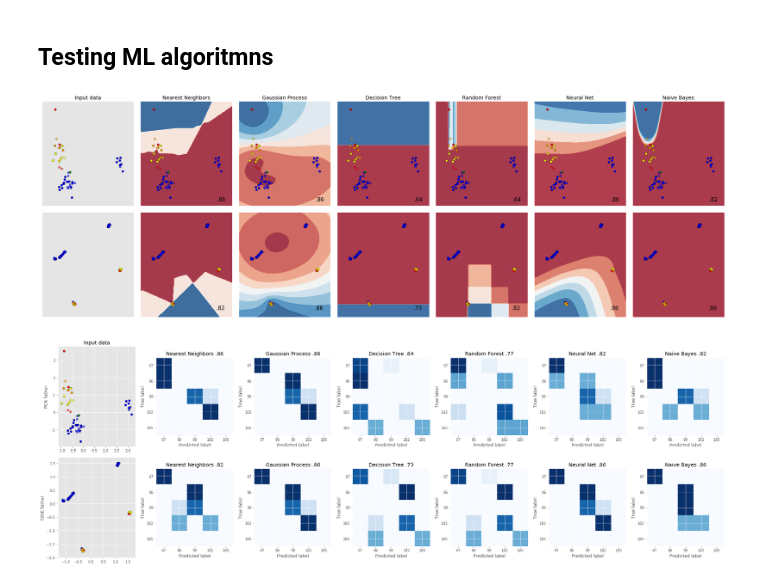
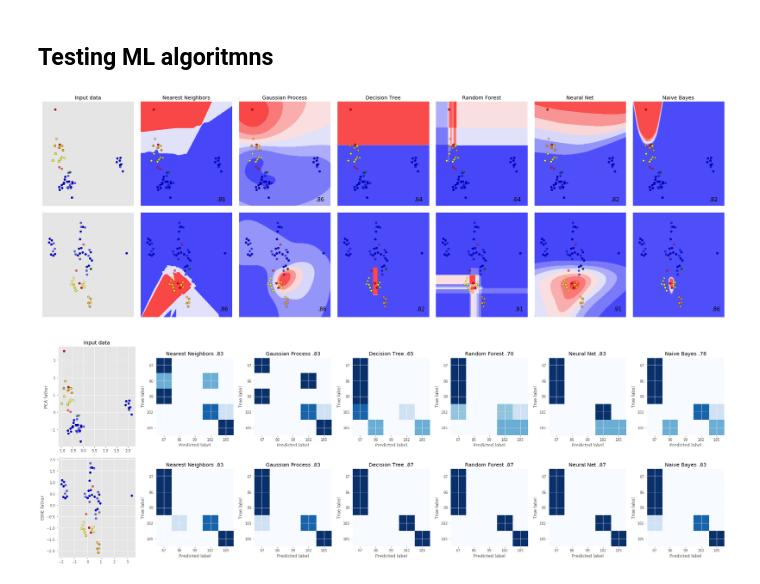
Before and after one commit to sanchestm/tSNE-vs-PCA-heritage-data, a Jupyter notebook: heritance viewer.ipynb, the cells around one changed output. Cells and saved outputs as stored; diff of their text form; code cells hidden in the pictures.

Commit message:
fixed problems in confusion matrix and got better results overall

```diff
--- a/heritance viewer.ipynb
+++ b/heritance viewer.ipynb
@@ -81,8 +81,9 @@ Text(0.5,1,'PCA Analysis')
 # %% [markdown]
 ## Calculating TSNE and adding them to the dataframe
 # %%
+%%time
 from sklearn.manifold import TSNE
-TSNEvalues = TSNE(n_components=2,  perplexity=7.0).fit_transform(X)
+TSNEvalues = TSNE(n_components=2,  perplexity=7.0, n_iter = 10000).fit_transform(X)
 mainDF["TSNE1"] = pd.Series(TSNEvalues[:,0], index = mainDF.index)
 mainDF["TSNE2"] = pd.Series(TSNEvalues[:,1], index = mainDF.index)
 mainDF = mainDF.sort_index(ascending = False, axis= 1)
@@ -137,7 +140,7 @@ classifiers = [
     GaussianNB()]
 # %%
 XPCA = PCvalues
-TSNEvalues = TSNE(n_components=2,  perplexity=7.0).fit_transform(X)
+TSNEvalues = TSNE(n_components=2,  perplexity=7.0, n_iter = 6000).fit_transform(X)
 XtSNE = TSNEvalues
 
 from sklearn import preprocessing
@@ -169,7 +172,7 @@ for ds_cnt, ds in enumerate(datasets):
                          np.arange(y_min, y_max, h))
 
     # just plot the dataset first
-    cm = plt.cm.RdBu
+    cm = plt.cm.bwr
     cm_bright = ListedColormap(['blue', 'red', 'green', 'yellow', 'orange'])
     ax = plt.subplot(len(datasets), len(classifiers) + 1, i)
     if ds_cnt == 0:
@@ -198,40 +201,39 @@ for ds_cnt, ds in enumerate(datasets):
         if hasattr(clf, "decision_function"):
             Z = clf.decision_function(np.c_[xx.ravel(), yy.ravel()])
         else:
             Z = clf.predict_proba(np.c_[xx.ravel(), yy.ravel()])[:, 1]
 
         # Put the result into a color plot
         Z = Z.reshape(xx.shape)
         ax.contourf(xx, yy, Z, cmap=cm, alpha=.8)
 
         # Plot also the training points
         ax.scatter(X_train[:, 0], X_train[:, 1], c=y_train, cmap=cm_bright,
                    edgecolors='k')
         # and testing points
         ax.scatter(X_test[:, 0], X_test[:, 1], c=y_test, cmap=cm_bright,
                    edgecolors='k', alpha=0.6)
 
         ax.set_xlim(xx.min(), xx.max())
         ax.set_ylim(yy.min(), yy.max())
         ax.set_xticks(())
         ax.set_yticks(())
         if ds_cnt == 0:
             ax.set_title(name)
         ax.text(xx.max() - .3, yy.min() + .3, ('%.2f' % score).lstrip('0'),
                 size=15, horizontalalignment='right')
         i += 1
 
 plt.tight_layout()
 plt.savefig("TESTING ML OUTPUT.png", DPI = 400)
 plt.show()
 # %% [output]
-[figure, old version]
+[figure, new version]
 # %%
 from sklearn.metrics import confusion_matrix
 import itertools
 
 figure = plt.figure(figsize=(27, 9))
-
 
 datasets = [(XPCA, YF), (XtSNE, YF)]#, (XPCA, YM), (XtSNE, YM)]
 i = 1
@@ -241,7 +243,7 @@ for ds_cnt, ds in enumerate(datasets):
     X, y = ds
     X = StandardScaler().fit_transform(X)
     X_train, X_test, y_train, y_test = \
-        train_test_split(X, y, test_size=.4, random_state=42)
+        train_test_split(X, y, test_size=.42, random_state=42)
 
 
     # just plot the dataset first
@@ -256,7 +258,7 @@ for ds_cnt, ds in enumerate(datasets):
     # and testing points
     ax.scatter(X_test[:, 0], X_test[:, 1], c=y_test, cmap=cm_bright, alpha=0.6,
                edgecolors='k')
-    ax.set_ylabel(['PCA father', "tSNE father", 'PCA mother', 'PCA mother'][ds_cnt])
+    ax.set_ylabel(['PCA father', "tSNE father", 'PCA mother', 'tSNE mother'][ds_cnt])
     i += 1
 
     # iterate over classifiers
@@ -267,9 +269,9 @@ for ds_cnt, ds in enumerate(datasets):
         score = clf.score(X_test, y_test)
         conf_matrix = confusion_matrix(y_test, y_predict)
         conf_matrix = np.nan_to_num(conf_matrix.astype('float') / conf_matrix.sum(axis=1)[:, np.newaxis])
-        if conf_matrix.shape != (5,5):
-            conf_matrix = np.vstack((conf_matrix, np.zeros(4)))
-            conf_matrix = np.hstack((conf_matrix, np.array([[0] for i in range(5)])))
+        #if conf_matrix.shape != (5,5):
+        #    conf_matrix = np.vstack((conf_matrix, np.zeros(4)))
+        #    conf_matrix = np.hstack((conf_matrix, np.array([[0] for i in range(5)])))
         ax.imshow(conf_matrix, interpolation='nearest', cmap=plt.cm.Blues, origin = 'upper')
         #if ds_cnt == 0:
         ax.set_title(name+ ' '+ ('%.2f' % score).lstrip('0'))
@@ -289,7 +291,7 @@ for ds_cnt, ds in enumerate(datasets):
         i += 1
 
 plt.tight_layout()
-plt.savefig("TESTING ML OUTPUT confusion matrix with labels.png", DPI = 400)
+plt.savefig("TESTING ML OUTPUT confusion matrix with label.png", DPI = 400)
 plt.show()
 # %% [output]
-[figure, old version]
+[figure, new version]
```
Also changed, not shown: parts of 3 cells of this notebook, 35 other files.
